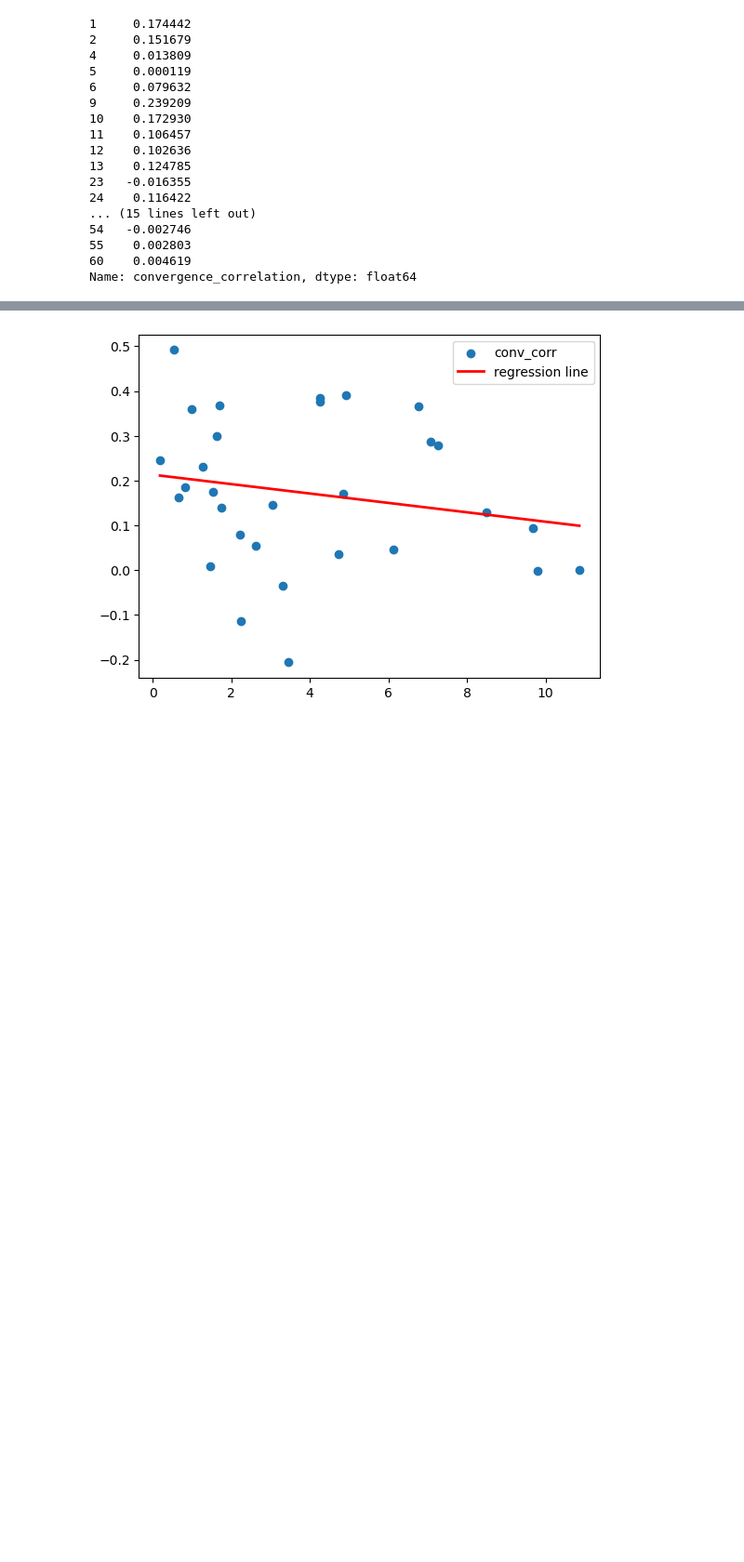
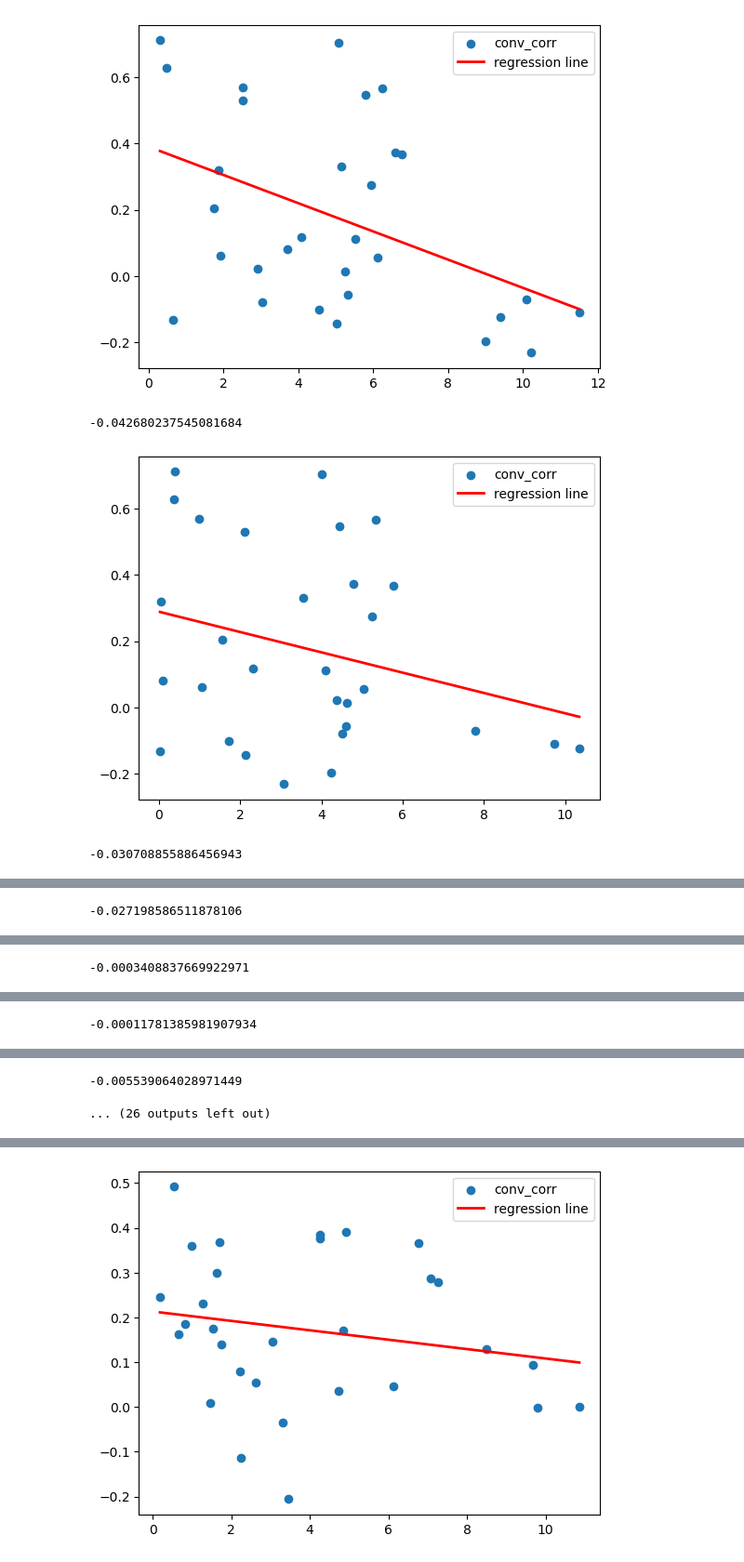
Before and after one commit to jennifercasavant-beep/surp2026-covariances, a Jupyter notebook: clean_notebook.ipynb, the cells around one changed output, grey strips where cells are left out. Shown at 93% size. Saved outputs shown, nothing was run; the diff lists cells and outputs as text; code cells hidden in the pictures; blank space fills up the shorter version.

Commit message:
created a function that takes in a site of interest and compares itself to all other sites using the difference between bio-variables and the convergence correlation value.

```diff
--- a/clean_notebook.ipynb
+++ b/clean_notebook.ipynb
@@ -320,23 +319,3 @@ Finished site ('4', '10'), year 3
-# %%
-between_sites_values(sites, '57', 1)
-# %% [output]
-1     0.174442
-2     0.151679
-4     0.013809
-5     0.000119
-6     0.079632
-9     0.239209
-10    0.172930
-11    0.106457
-12    0.102636
-13    0.124785
-23   -0.016355
-24    0.116422
-... (15 lines left out)
-54   -0.002746
-55    0.002803
-60    0.004619
-Name: convergence_correlation, dtype: float64
 # %%
 # create a table where site X variables are compared to all other site variables
 
@@ -351,3 +330,36 @@ def pair_diff(bio_table, target_site, bio_var):
     other_sites_df['site comparison'] = target_site + "-" + other_sites_df['site']
     result = other_sites_df[['site comparison', 'site', 'diff']].reset_index(drop=True)
     return result
+# %%
+bio_vars_list = sorted(list(set(col for col in bio_table.columns if col != 'site')))
+conv_corr_df = pd.read_csv("between_sites_conv_corr_9-22.csv")
+
+def site_graphs(var_list, target_site, year):
+    %matplotlib inline
+
+    conv_corr_df["main_site"] = conv_corr_df["main_site"].astype(str)
+    conv_corr_df["other_site"] = conv_corr_df["other_site"].astype(str)
+    conv_corr_site = conv_corr_df[(conv_corr_df['main_site'] == str(target_site)) & (conv_corr_df['year'] == year) | (conv_corr_df['other_site'] == str(target_site)) & (conv_corr_df['year'] == year)].copy()
+    conv_corr_site['site comparison'] = np.where(conv_corr_site['main_site'] == str(target_site),
+                                                 conv_corr_site['main_site'] + '-' + conv_corr_site['other_site'],
+                                                 conv_corr_site['other_site'] + '-' + conv_corr_site['main_site'])
+    for var in var_list:
+        pair_diffs = pair_diff(bio_table, str(target_site), var).sort_values(by='diff')
+        bio_table_with_corr = pd.merge(pair_diffs, conv_corr_site, on='site comparison', how = "inner")
+        bio_table_with_corr.dropna(inplace=True)
+        x = bio_table_with_corr['diff']
+        y = bio_table_with_corr['convergence_correlation']
+        plt.scatter(x,y,label='conv_corr')
+        m, b = np.polyfit(x,y, deg=1)
+        plt.plot(x, m*x+b, color='red', linewidth = 2, label = 'regression line')
+        plt.legend()
+        plt.show()
+        print(m)
+    return
+# %%
+site_graphs(bio_vars_list, 4, 1)
+# %% [output]
+[figure, added]
+-0.042680237545081684
+[figure, added]
+-0.030708855886456943
@@ -353,0 +367 @@ def pair_diff(bio_table, target_site, bio_var):
+-0.027198586511878106
@@ -353,0 +369 @@ def pair_diff(bio_table, target_site, bio_var):
+-0.0003408837669922971
@@ -353,0 +371 @@ def pair_diff(bio_table, target_site, bio_var):
+-0.00011781385981907934
@@ -353,0 +373,2 @@ def pair_diff(bio_table, target_site, bio_var):
+-0.005539064028971449
+... (26 outputs left out)
```
Also changed, not shown: parts of 8 cells of this notebook, 2 other files.
